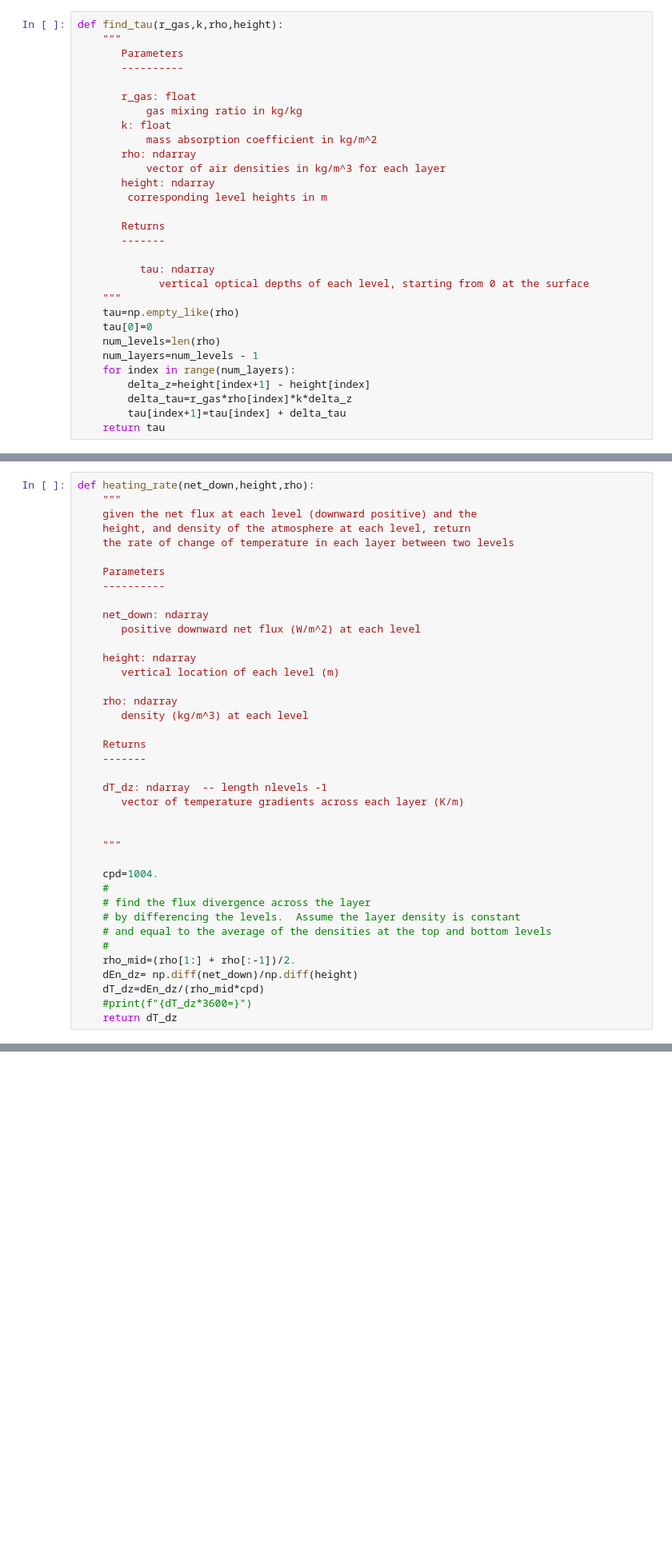
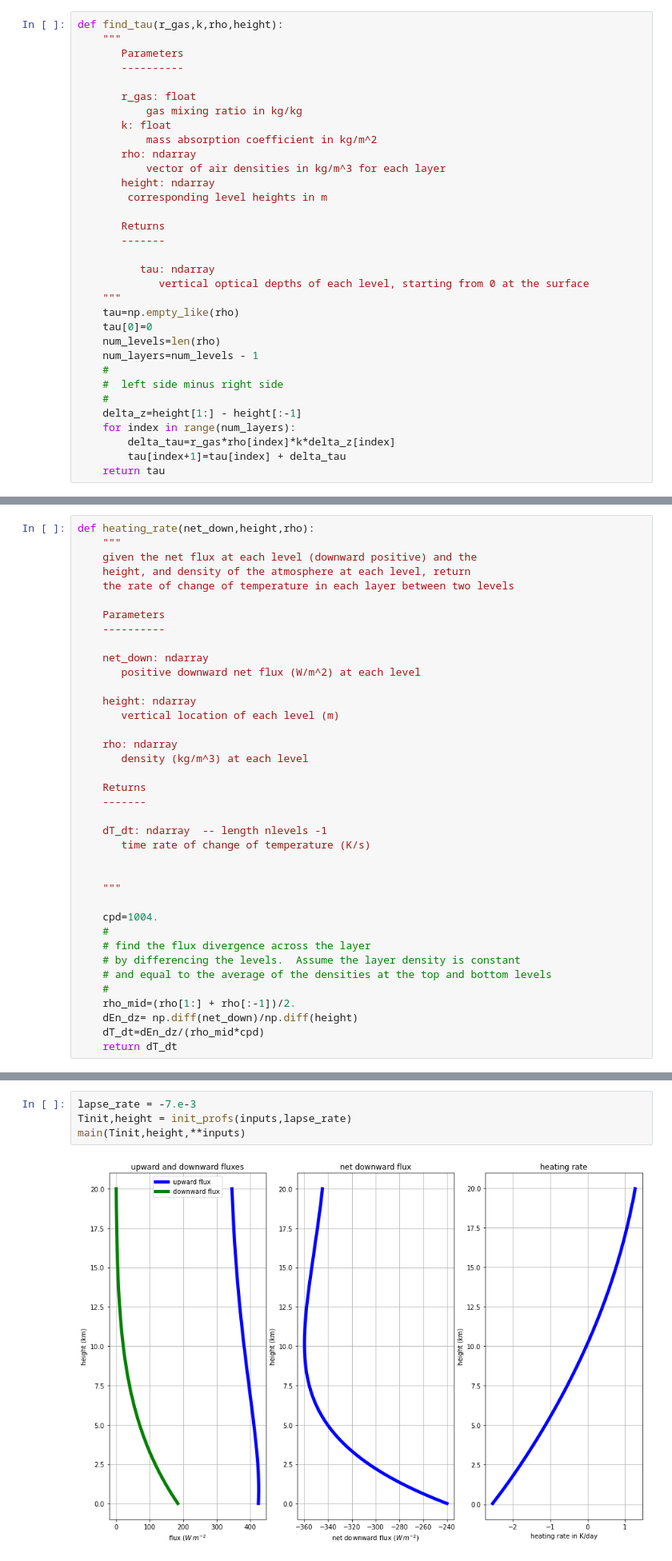
Before and after one commit to ChenQiang-CN/a301_2020, a Jupyter notebook: notebooks/week12/evolve_prof.ipynb, the cells around one changed output, grey strips where cells are left out. Shown at 80% size. Drawn from its saved outputs; the diff is of its cells as text; blank space fills up the shorter version.

```diff
--- a/notebooks/week12/evolve_prof.ipynb
+++ b/notebooks/week12/evolve_prof.ipynb
@@ -131,9 +125,12 @@ def find_tau(r_gas,k,rho,height):
     tau[0]=0
     num_levels=len(rho)
     num_layers=num_levels - 1
+    #
+    #  left side minus right side
+    #
+    delta_z=height[1:] - height[:-1]
     for index in range(num_layers):
-        delta_z=height[index+1] - height[index]
-        delta_tau=r_gas*rho[index]*k*delta_z
+        delta_tau=r_gas*rho[index]*k*delta_z[index]
         tau[index+1]=tau[index] + delta_tau
     return tau
 # %% [markdown]
@@ -228,8 +234,8 @@ def heating_rate(net_down,height,rho):
     Returns
     -------
 
-    dT_dz: ndarray  -- length nlevels -1
-       vector of temperature gradients across each layer (K/m)
+    dT_dt: ndarray  -- length nlevels -1
+       time rate of change of temperature (K/s)
 
 
     """
@@ -242,6 +248,5 @@ def heating_rate(net_down,height,rho):
     #
     rho_mid=(rho[1:] + rho[:-1])/2.
     dEn_dz= np.diff(net_down)/np.diff(height)
-    dT_dz=dEn_dz/(rho_mid*cpd)
-    #print(f"{dT_dz*3600=}")
-    return dT_dz
+    dT_dt=dEn_dz/(rho_mid*cpd)
+    return dT_dt
@@ -247,0 +326,6 @@ def heating_rate(net_down,height,rho):
+# %%
+lapse_rate = -7.e-3
+Tinit,height = init_profs(inputs,lapse_rate)
+main(Tinit,height,**inputs)
+# %% [output]
+[figure, added]
```
Also changed, not shown: parts of 11 cells of this notebook, 2 other files.
